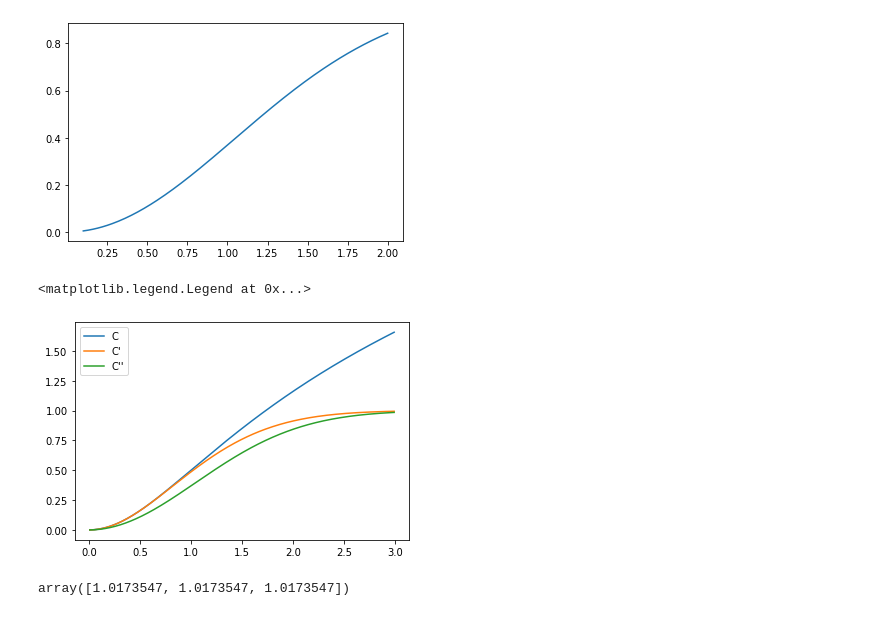
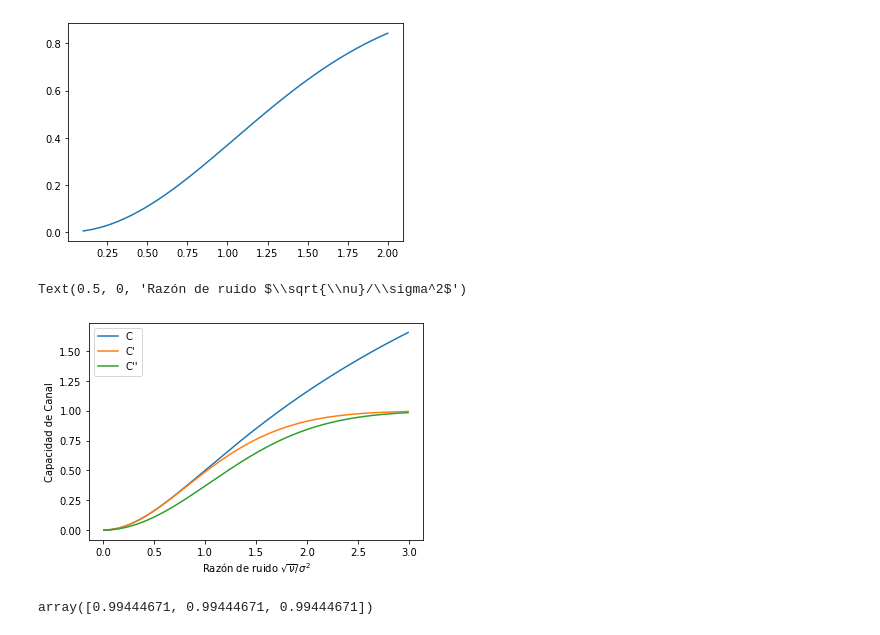
Before and after one commit to SantiagoBeltran/Tarea1TeoriaInformacion, a Jupyter notebook: CanalGaussiano.ipynb, the cells around one changed output. Saved outputs shown, nothing was run; the diff lists cells and outputs as text; code cells hidden in the pictures.

```diff
--- a/CanalGaussiano.ipynb
+++ b/CanalGaussiano.ipynb
@@ -132,4 +133,4 @@ plt.plot(x,prueba(x))
 # %%
-fx = lambda x: (1/(np.sqrt(2*np.pi))*(np.exp(-(x+s)**2/2)))*np.log2((1/(np.sqrt(2*np.pi))*(np.exp(-(x+s)**2/2))))
+fx = lambda x: (1/(np.sqrt(2*np.pi))*(np.exp(-(x)**2/2)))*np.log2((1/(np.sqrt(2*np.pi))*(np.exp(-(x)**2/2))))
 integrate.quad(fx, -10, 10)
 # %% [output]
@@ -140,9 +144,9 @@ HXY=-(1/(2*np.log(2)))*(-1-np.log(2*np.pi))
 def Capacity2(s):
     y=np.zeros(len(s))
     for i in range(len(s)):
-        fx = lambda x: (1/(2*np.sqrt(2*np.pi))*(np.exp(-(x-s[i])**2/2)+np.exp(-(x+s[i])**2/2)))*np.log2((1/(np.sqrt(2*np.pi))*(np.exp(-(x-s[i])**2/2)+np.exp(-(x+s[i])**2/2))))
+        fx = lambda x:(1/(np.sqrt(2*np.pi))*(np.exp(-(x)**2/2)))*np.log2((1/(np.sqrt(2*np.pi))*(np.exp(-(x)**2/2))))- (1/(2*np.sqrt(2*np.pi))*(np.exp(-(x-s[i])**2/2)+np.exp(-(x+s[i])**2/2)))*np.log2((1/(np.sqrt(2*np.pi))*(np.exp(-(x-s[i])**2/2)+np.exp(-(x+s[i])**2/2))))
         d=integrate.quad(fx, -10, 10)
-        y[i]=-d[0]-HXY
+        y[i]=d[0]+1
     return y
 # %%
 plt.figure()
@@ -167,15 +171,17 @@ capChannel3=Capacity3(r)
 # %%
 plt.figure()
 r=np.arange(0.01,3,0.01)
 plt.plot(r,Capacity1(r), label="C")
 plt.plot(r,Capacity2(r), label="C'")
 plt.plot(r,Capacity3(r), label="C''")
 plt.legend()
+plt.ylabel("Capacidad de Canal")
+plt.xlabel("Razón de ruido "+ r"$\sqrt{\nu}/\sigma^2$")
 # %% [output]
-<matplotlib.legend.Legend at 0x...>
+Text(0.5, 0, 'Razón de ruido $\\sqrt{\\nu}/\\sigma^2$')
-[figure, old version]
+[figure, new version]
 # %%
 d=3*np.ones(3)
 Capacity2(d)
 # %% [output]
-array([1.0173547, 1.0173547, 1.0173547])
+array([0.99444671, 0.99444671, 0.99444671])
```
Also changed, not shown: parts of 4 cells of this notebook, 1 other file.
